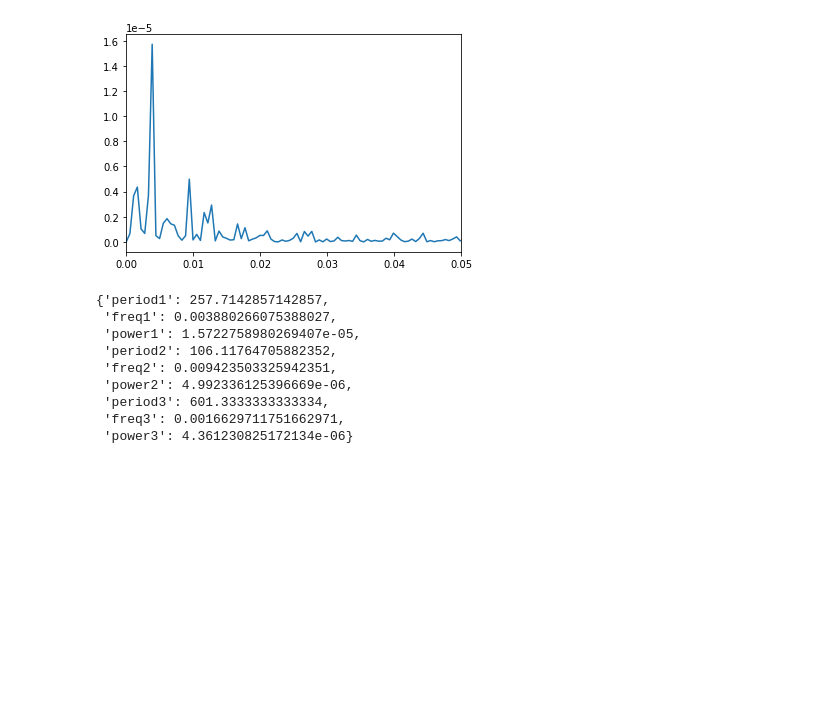
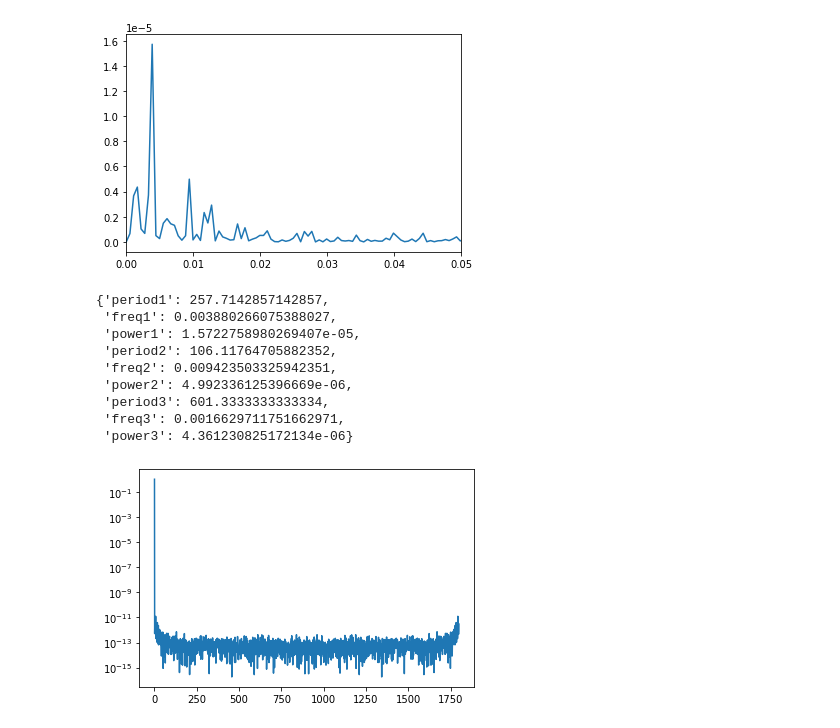
Before and after one commit to LabGeoTopo/fftpy_analysis, a Jupyter notebook: fft_analysis01.ipynb, the cells around one changed output. Saved outputs shown, nothing was run; the diff lists cells and outputs as text; code cells hidden in the pictures; blank space fills up the shorter version.

```diff
--- a/fft_analysis01.ipynb
+++ b/fft_analysis01.ipynb
@@ -183,3 +132,37 @@ top_3_periods
  'period3': 601.3333333333334,
  'freq3': 0.0016629711751662971,
  'power3': 4.361230825172134e-06}
+# %%
+tempa=np.array(temp)
+temp_fft = sp.fftpack.fft(tempa)
+temp_psd = np.abs(temp_fft) ** 2
+
+fftfreq = sp.fftpack.fftfreq(len(temp_psd), 1. / 601.)
+#fftfreq
+
+i = fftfreq > 0
+#print(fftfreq)
+# %%
+x = list(range(len(data.index)))
+y = data['Z']
+# apply fast fourier transform and take absolute values
+f=abs(np.fft.fft(temp))
+
+# get the list of frequencies
+num=np.size(x)
+freq = [i / num for i in list(range(num))]
+
+# get the list of spectrums
+spectrum=f.real*f.real+f.imag*f.imag
+nspectrum=spectrum/spectrum[0]
+
+# plot nspectrum per frequency, with a semilog scale on nspectrum
+#plt.semilogy(freq,nspectrum)
+# %%
+# improve the plot by convertint the data into grouped per week to avoid peaks
+results = pd.DataFrame({'freq': freq, 'nspectrum': nspectrum})
+results['period'] = results['freq'] / (1/1800)
+plt.semilogy(results['period'], results['nspectrum'])
+plt.savefig("Outputs/spectrume/spectrum_A_BIG_Z.png")
+# %% [output]
+[figure, added]
```
Also changed, not shown: parts of 9 cells of this notebook, 1 other file.
